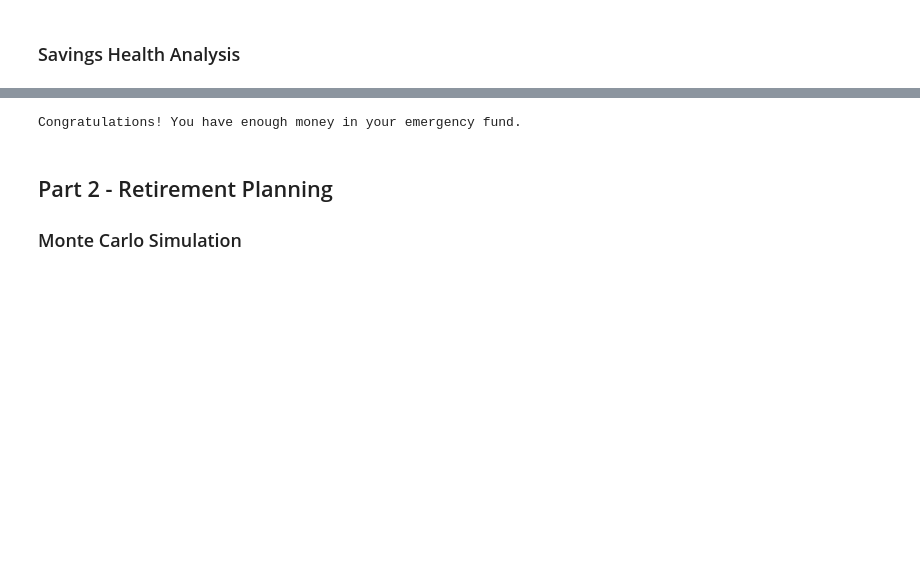
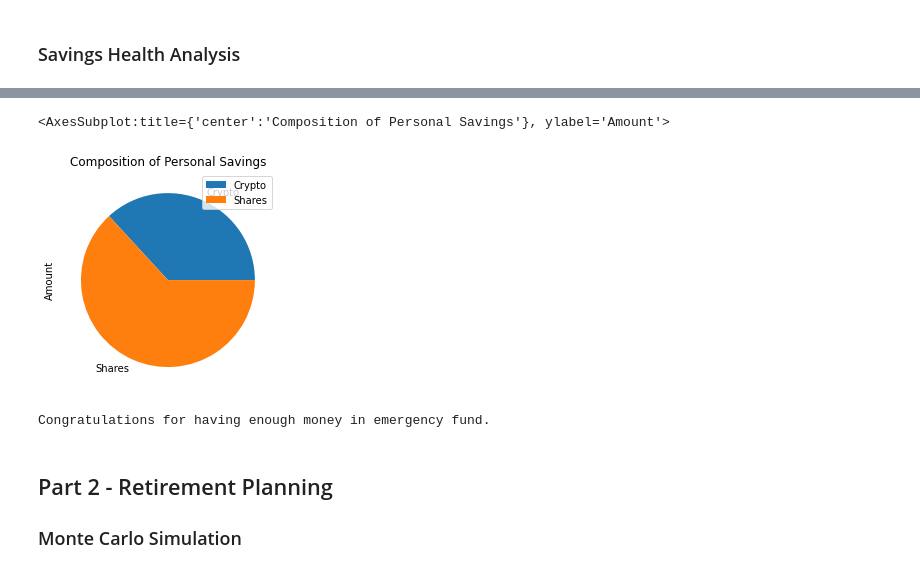
Before and after one commit to robel-codes/financial-planner, a Jupyter notebook: financial-planner.ipynb, the cells around one changed output, grey strips where cells are left out. Cells and saved outputs as stored; diff of their text form; code cells hidden in the pictures; blank space fills up the shorter version.

```diff
--- a/financial-planner.ipynb
+++ b/financial-planner.ipynb
@@ -153,14 +149,25 @@ display(df_savings)
-# %%
-# Set ideal emergency fund
-emergency_fund = monthly_income * 3
-
-# Calculate total amount of savings
-# YOUR CODE HERE!
-
-# Validate saving health
-# YOUR CODE HERE!
-# %% [output]
-Congratulations! You have enough money in your emergency fund.
+# %%
+# Plot savings pie chart
+df_savings.plot.pie(y="Amount", title="Composition of Personal Savings")
+# %% [output]
+<AxesSubplot:title={'center':'Composition of Personal Savings'}, ylabel='Amount'>
+[figure, added]
+# %%
+# Set ideal emergency fund
+emergency_fund = monthly_income * 3
+
+# Calculate total amount of savings
+total_saving = df_savings["Amount"].sum()
+
+# Validate saving health
+if total_saving > emergency_fund:
+    print(f"Congratulations for having enough money in emergency fund.")
+elif total_saving == emergency_fund:
+    print(f"Congratulations on reaching your financial goal.")
+else:
+    print(f"You are ${emergency_fund - total_saving} away from your goal")
+# %% [output]
+Congratulations for having enough money in emergency fund.
 # %% [markdown]
 ## Part 2 - Retirement Planning
 
```
Also changed, not shown: parts of 2 cells of this notebook.
